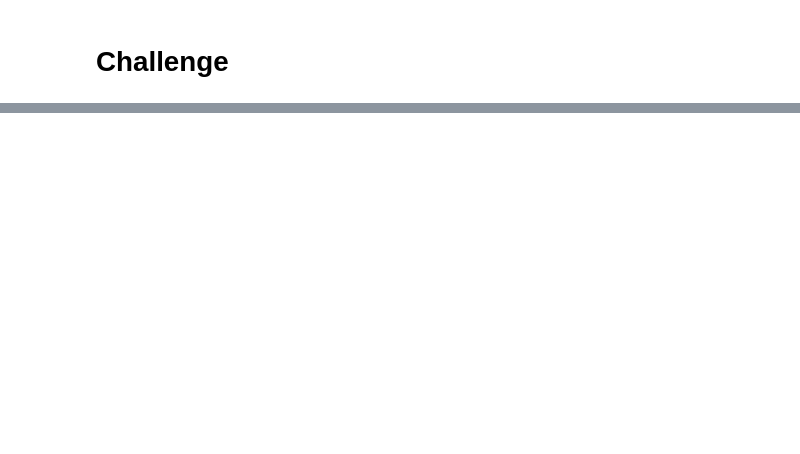
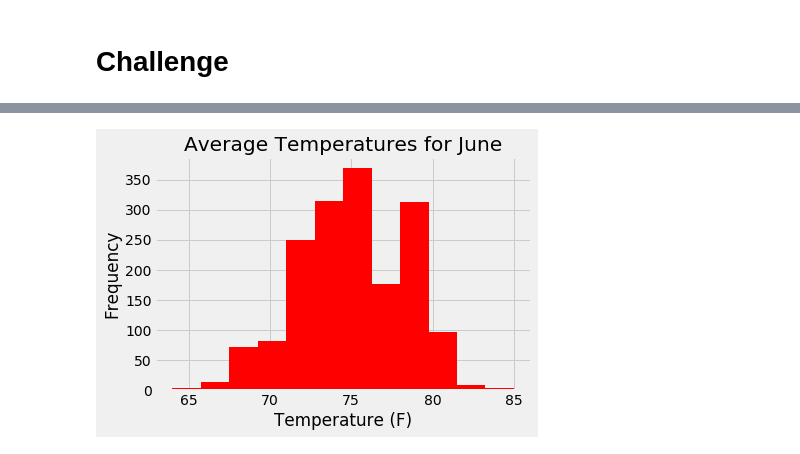
Before and after one commit to elenaguilarv/Surfs_up, a Jupyter notebook: climate_analysis.ipynb, the cells around one changed output, grey strips where cells are left out. Saved outputs shown, nothing was run; the diff lists cells and outputs as text; code cells hidden in the pictures; blank space fills up the shorter version.

Commit message:
Challenge and histograms

```diff
--- a/climate_analysis.ipynb
+++ b/climate_analysis.ipynb
@@ -166,0 +196,5 @@ def calc_temps(start_date, end_date):
+# %%
+# Find weather data for June across stations using describe() function
+june_data = session.query(Measurement.date, Measurement.tobs, Measurement.prcp).filter(extract('month', Measurement.date) == 6).all()
+june_df = pd.DataFrame(june_data, columns = ['Date', 'Avg Temperature','Precipitation(in)'])
+june_df.describe()
@@ -166,0 +211,8 @@ def calc_temps(start_date, end_date):
+# %%
+# Avg Temperature for June (all years and stations)
+june_df["Avg Temperature"].plot.hist(bins=12, color="red")
+plt.xlabel('Temperature (F)')
+plt.title('Average Temperatures for June')
+plt.savefig(r'C:\Users\User1\Desktop\Surfs_up\june_temp.png')
+# %% [output]
+[figure, added]
```
Also changed, not shown: parts of 10 cells of this notebook, 4 other files.
